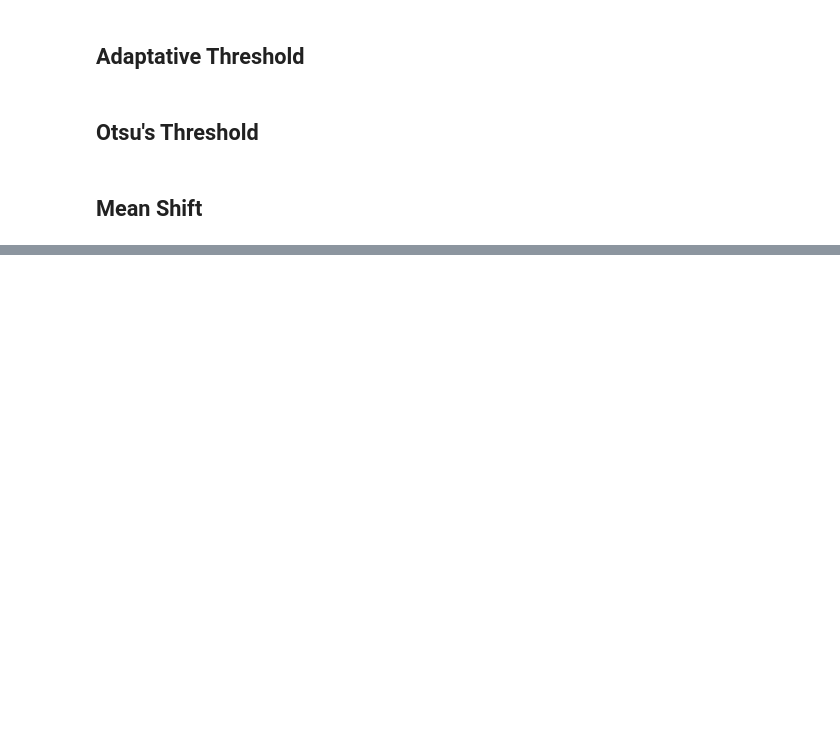
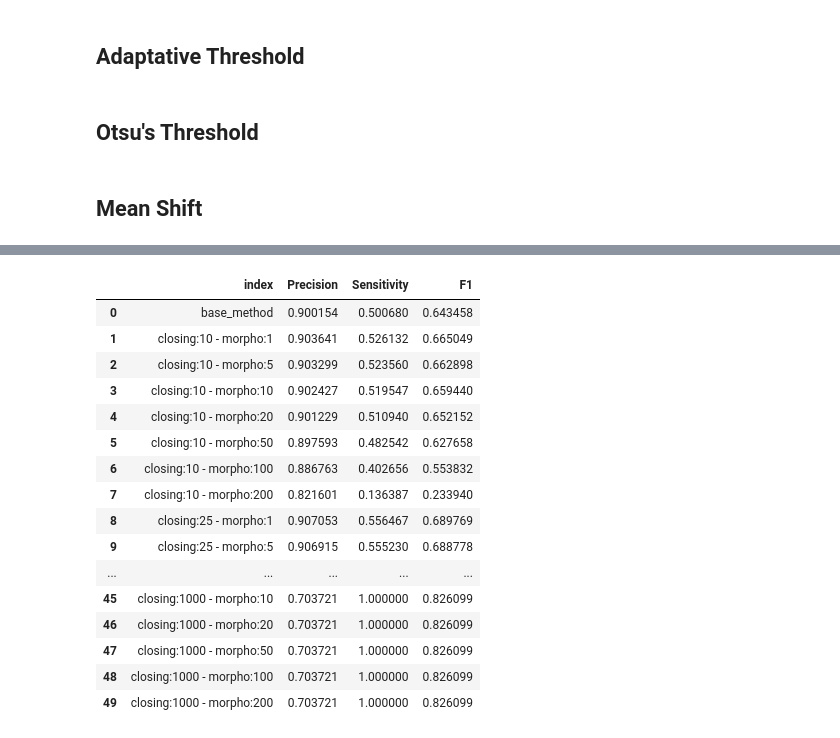
Before and after one commit to MCV-2024-C1-Project/Team7, a Jupyter notebook: segmentation_analysis.ipynb, the cells around one changed output, grey strips where cells are left out. Saved outputs shown, nothing was run; the diff lists cells and outputs as text; code cells hidden in the pictures; blank space fills up the shorter version.

```diff
--- a/segmentation_analysis.ipynb
+++ b/segmentation_analysis.ipynb
@@ -228,3 +232,4 @@ def mean_shift(img):
 # %%
 new_masks = []
 for img in images:
+    new_masks.append(mean_shift(img))
@@ -230,0 +289,20 @@ for img in images:
+# %%
+df
+# %% [output]
+|  | index | Precision | Sensitivity | F1 |
+| 0 | base_method | 0.900154 | 0.500680 | 0.643458 |
+| 1 | closing:10 - morpho:1 | 0.903641 | 0.526132 | 0.665049 |
+| 2 | closing:10 - morpho:5 | 0.903299 | 0.523560 | 0.662898 |
+| 3 | closing:10 - morpho:10 | 0.902427 | 0.519547 | 0.659440 |
+| 4 | closing:10 - morpho:20 | 0.901229 | 0.510940 | 0.652152 |
+| 5 | closing:10 - morpho:50 | 0.897593 | 0.482542 | 0.627658 |
+| 6 | closing:10 - morpho:100 | 0.886763 | 0.402656 | 0.553832 |
+| 7 | closing:10 - morpho:200 | 0.821601 | 0.136387 | 0.233940 |
+| 8 | closing:25 - morpho:1 | 0.907053 | 0.556467 | 0.689769 |
+| 9 | closing:25 - morpho:5 | 0.906915 | 0.555230 | 0.688778 |
+| ... | ... | ... | ... | ... |
+| 45 | closing:1000 - morpho:10 | 0.703721 | 1.000000 | 0.826099 |
+| 46 | closing:1000 - morpho:20 | 0.703721 | 1.000000 | 0.826099 |
+| 47 | closing:1000 - morpho:50 | 0.703721 | 1.000000 | 0.826099 |
+| 48 | closing:1000 - morpho:100 | 0.703721 | 1.000000 | 0.826099 |
+| 49 | closing:1000 - morpho:200 | 0.703721 | 1.000000 | 0.826099 |
```
Also changed, not shown: parts of 9 cells of this notebook, 1 other file.
